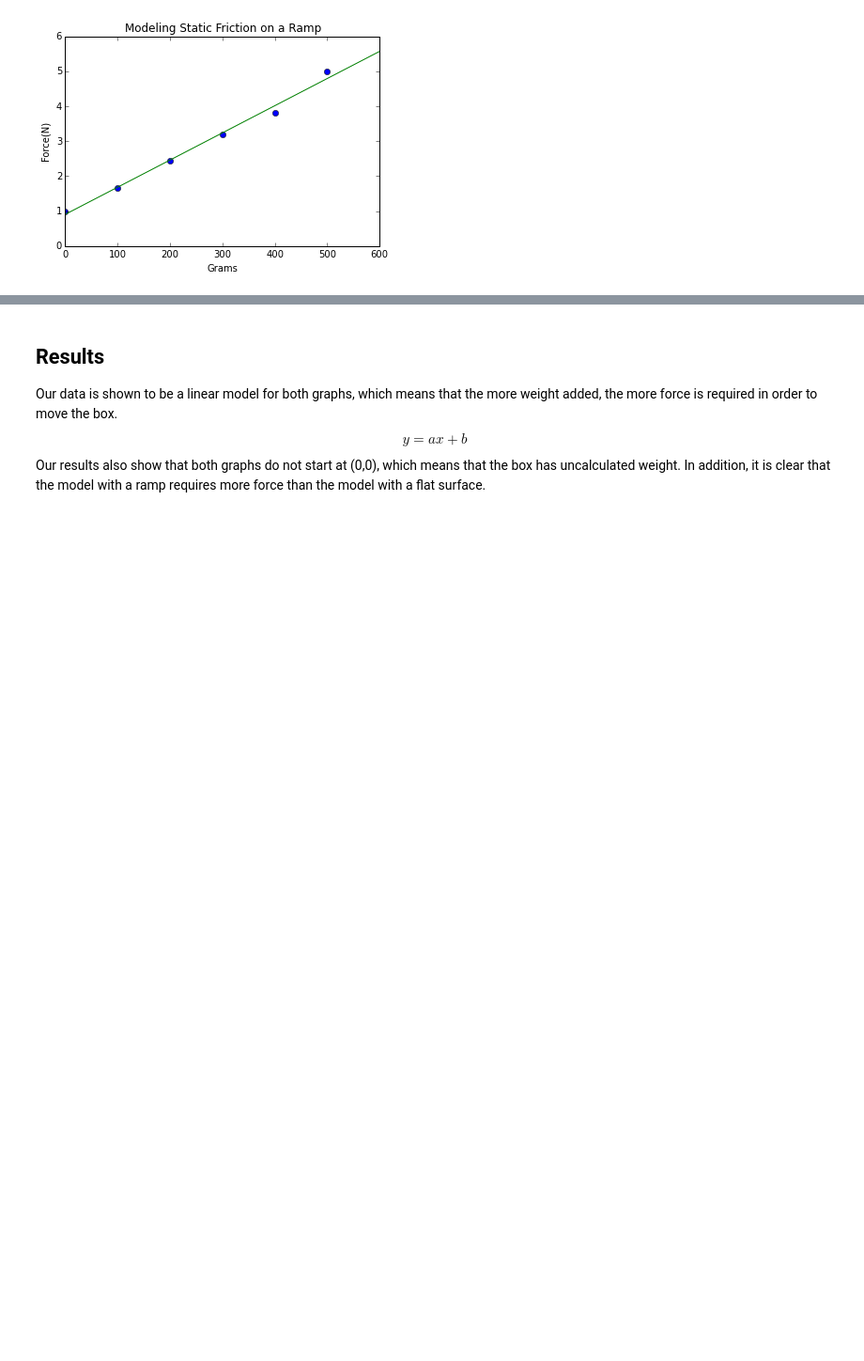
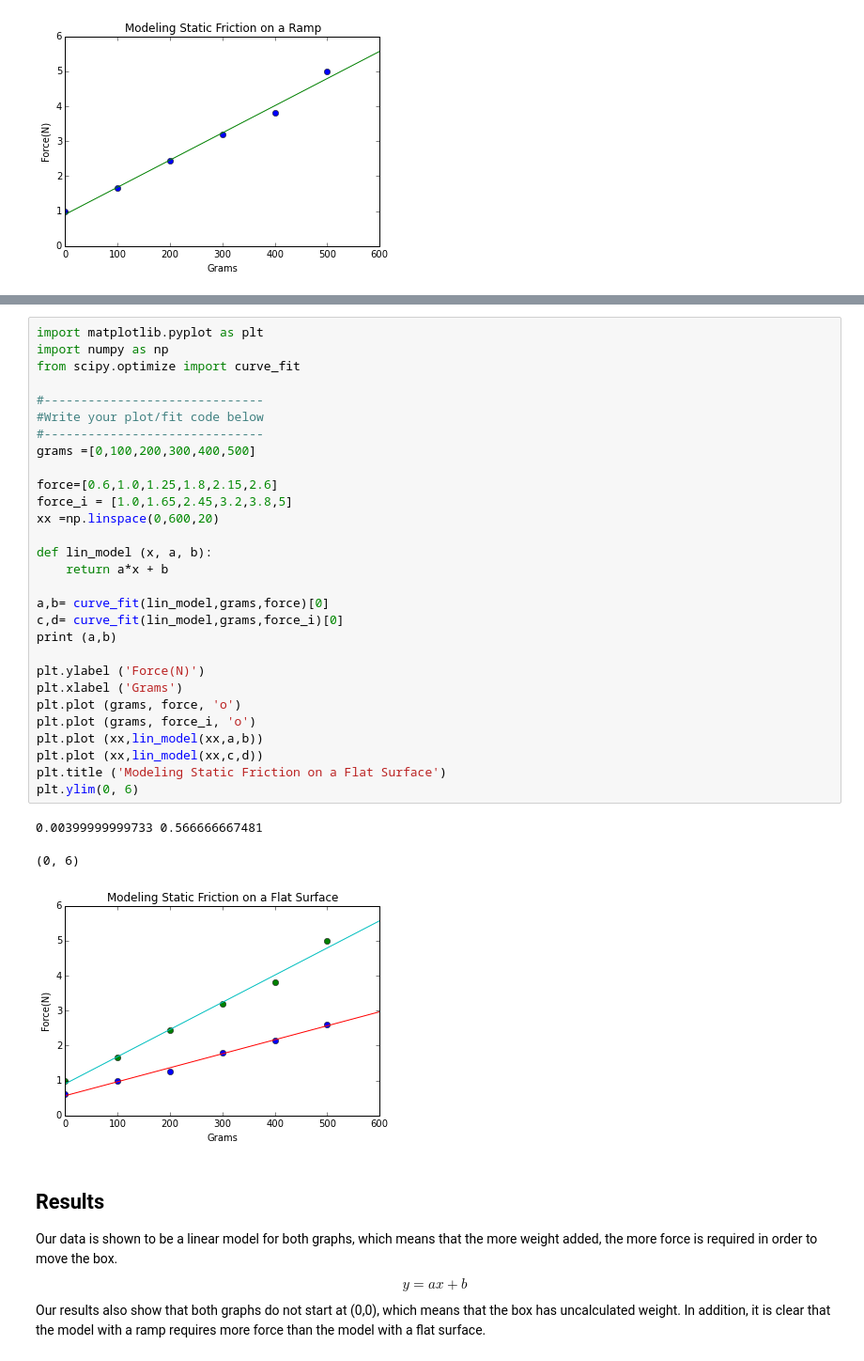
Before and after one commit to gwifish/Labs, a Jupyter notebook: Modeling Static Friction.ipynb, the cells around one changed output, grey strips where cells are left out. Shown: that part at 94% size. Drawn from its saved outputs; the diff is of its cells as text; blank space fills up the shorter version.

```diff
--- a/Modeling Static Friction.ipynb
+++ b/Modeling Static Friction.ipynb
@@ -88,3 +97,36 @@ plt.ylim(0, 6)
+# %%
+import matplotlib.pyplot as plt
+import numpy as np
+from scipy.optimize import curve_fit
+
+#------------------------------
+#Write your plot/fit code below
+#------------------------------
+grams =[0,100,200,300,400,500]
+
+force=[0.6,1.0,1.25,1.8,2.15,2.6]
+force_i = [1.0,1.65,2.45,3.2,3.8,5]
+xx =np.linspace(0,600,20)
+
+def lin_model (x, a, b):
+    return a*x + b
+
+a,b= curve_fit(lin_model,grams,force)[0]
+c,d= curve_fit(lin_model,grams,force_i)[0]
+print (a,b)
+
+plt.ylabel ('Force(N)')
+plt.xlabel ('Grams')
+plt.plot (grams, force, 'o')
+plt.plot (grams, force_i, 'o')
+plt.plot (xx,lin_model(xx,a,b))
+plt.plot (xx,lin_model(xx,c,d))
+plt.title ('Modeling Static Friction on a Flat Surface')
+plt.ylim(0, 6)
+# %% [output]
+0.00399999999733 0.566666667481
+(0, 6)
+[figure, added]
 # %% [markdown]
 ## Results
 Our data is shown to be a linear model for both graphs, which means that the more weight added, the more force is required in order to move the box.
```
Also changed, not shown: parts of 1 cell of this notebook.
